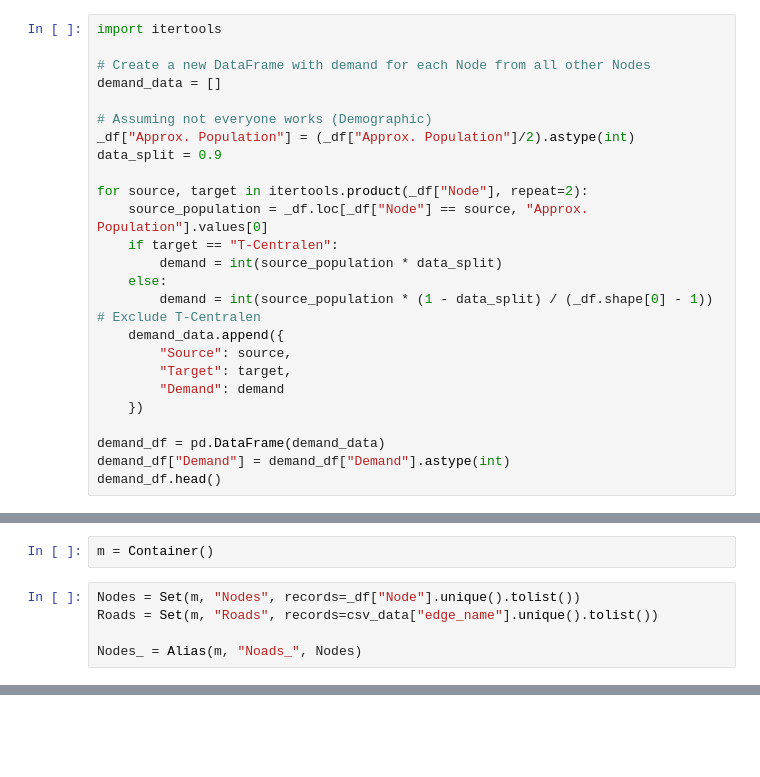
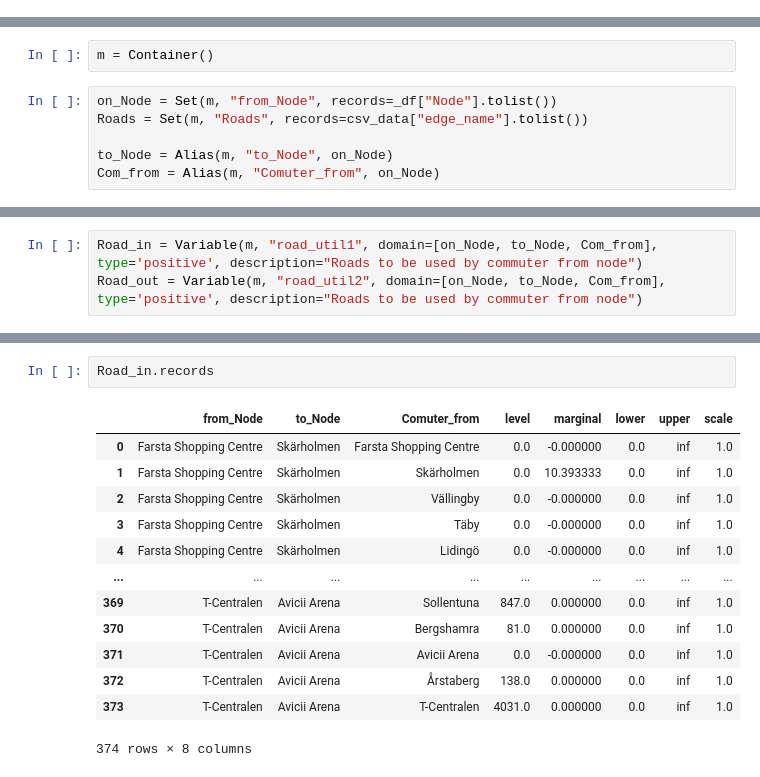
Before and after one commit to aheagel/SF2822, a Jupyter notebook: Project2A.ipynb, the cells around one changed output, grey strips where cells are left out. Cells and saved outputs as stored; diff of their text form; blank space fills up the shorter version.

```diff
--- a/Project2A.ipynb
+++ b/Project2A.ipynb
@@ -91,28 +83,3 @@ data = {
 }
 
 _df = pd.DataFrame(data)
-# %%
-import itertools
-
-# Create a new DataFrame with demand for each Node from all other Nodes
-demand_data = []
-
-# Assuming not everyone works (Demographic)
-_df["Approx. Population"] = (_df["Approx. Population"]/2).astype(int)
-data_split = 0.9
-
-for source, target in itertools.product(_df["Node"], repeat=2):
-    source_population = _df.loc[_df["Node"] == source, "Approx. Population"].values[0]
-    if target == "T-Centralen":
-        demand = int(source_population * data_split)
-    else:
-        demand = int(source_population * (1 - data_split) / (_df.shape[0] - 1))  # Exclude T-Centralen
-    demand_data.append({
-        "Source": source,
-        "Target": target,
-        "Demand": demand
-    })
-
-demand_df = pd.DataFrame(demand_data)
-demand_df["Demand"] = demand_df["Demand"].astype(int)
-demand_df.head()
@@ -128,7 +159,8 @@ demand_df.head()
 # %%
 m = Container()
 # %%
-Nodes = Set(m, "Nodes", records=_df["Node"].unique().tolist())
-Roads = Set(m, "Roads", records=csv_data["edge_name"].unique().tolist())
+on_Node = Set(m, "from_Node", records=_df["Node"].tolist())
+Roads = Set(m, "Roads", records=csv_data["edge_name"].tolist())
 
-Nodes_ = Alias(m, "Noads_", Nodes)
+to_Node = Alias(m, "to_Node", on_Node)
+Com_from = Alias(m, "Comuter_from", on_Node)
@@ -145,0 +171,3 @@ Road_utilization = Variable(m, "road", domain=[Nodes, Nodes_], description="Road
+# %%
+Road_in = Variable(m, "road_util1", domain=[on_Node, to_Node, Com_from], type='positive', description="Roads to be used by commuter from node")
+Road_out = Variable(m, "road_util2", domain=[on_Node, to_Node, Com_from], type='positive', description="Roads to be used by commuter from node")
@@ -145,0 +188,16 @@ Road_utilization = Variable(m, "road", domain=[Nodes, Nodes_], description="Road
+# %%
+Road_in.records
+# %% [output]
+|  | from_Node | to_Node | Comuter_from | level | marginal | lower | upper | scale |
+| 0 | Farsta Shopping Centre | Skärholmen | Farsta Shopping Centre | 0.0 | -0.000000 | 0.0 | inf | 1.0 |
+| 1 | Farsta Shopping Centre | Skärholmen | Skärholmen | 0.0 | 10.393333 | 0.0 | inf | 1.0 |
+| 2 | Farsta Shopping Centre | Skärholmen | Vällingby | 0.0 | -0.000000 | 0.0 | inf | 1.0 |
+| 3 | Farsta Shopping Centre | Skärholmen | Täby | 0.0 | -0.000000 | 0.0 | inf | 1.0 |
+| 4 | Farsta Shopping Centre | Skärholmen | Lidingö | 0.0 | -0.000000 | 0.0 | inf | 1.0 |
+| ... | ... | ... | ... | ... | ... | ... | ... | ... |
+| 369 | T-Centralen | Avicii Arena | Sollentuna | 847.0 | 0.000000 | 0.0 | inf | 1.0 |
+| 370 | T-Centralen | Avicii Arena | Bergshamra | 81.0 | 0.000000 | 0.0 | inf | 1.0 |
+| 371 | T-Centralen | Avicii Arena | Avicii Arena | 0.0 | -0.000000 | 0.0 | inf | 1.0 |
+| 372 | T-Centralen | Avicii Arena | Årstaberg | 138.0 | 0.000000 | 0.0 | inf | 1.0 |
+| 373 | T-Centralen | Avicii Arena | T-Centralen | 4031.0 | 0.000000 | 0.0 | inf | 1.0 |
+374 rows × 8 columns
```
Also changed, not shown: parts of 16 cells of this notebook, 2 other files.
